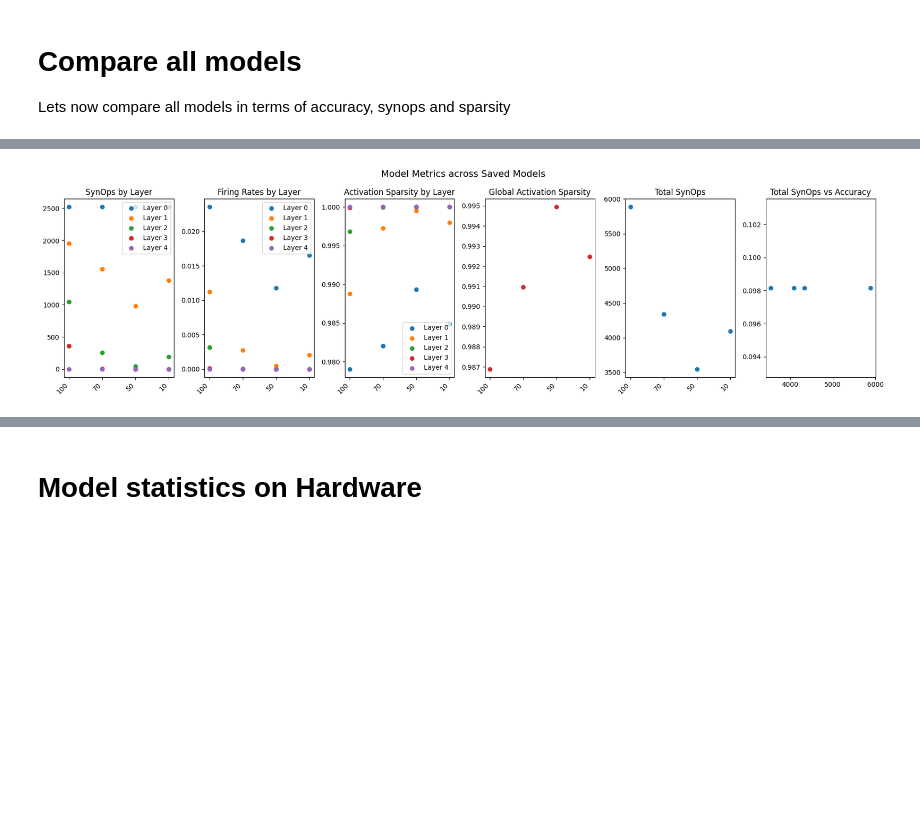
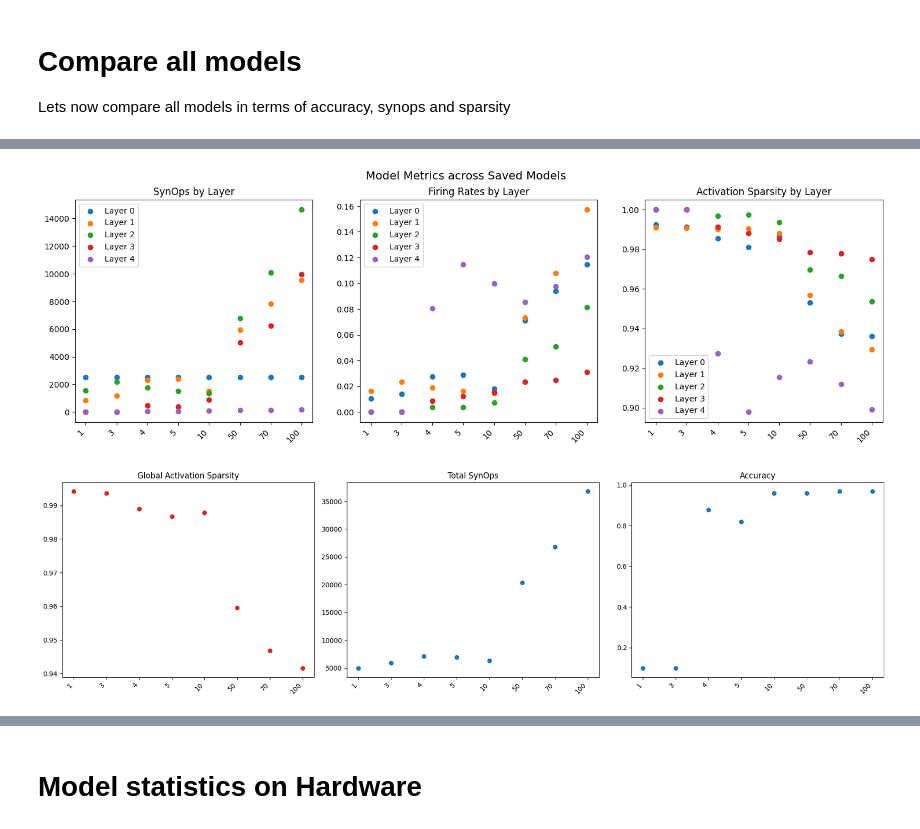
Before and after one commit to neuromorphic-polito/inNuCE_BRANDY-2025, a Jupyter notebook: SNN_sinabs_training.ipynb, the cells around one changed output, grey strips where cells are left out. Cells and saved outputs as stored; diff of their text form; code cells hidden in the pictures; blank space fills up the shorter version.

```diff
--- a/SNN_sinabs_training.ipynb
+++ b/SNN_sinabs_training.ipynb
@@ -477,0 +519,5 @@ Final loss: 2.3026
+# %%
+syn_to_keep = 0.01
+target_synops = int(max_synops*syn_to_keep)
+name = str(int(syn_to_keep*100))
+all_results[name] = train_and_evaluate(lr, batch_size, epochs, name, target_synops=target_synops)
@@ -496,3 +546,15 @@ for path in os.listdir("./saved_models/"):
+# %%
+import json
+import os
+
+os.makedirs('saved_models', exist_ok=True)
+with open('saved_models/all_results.json', 'w') as f:
+    json.dump(all_results, f, indent=4)
+# %%
+import json
+
+with open('saved_models/all_results.json', 'r') as f:
+    all_results = json.load(f)
 # %%
 import numpy as np
 import pandas as pd
@@ -501,6 +563,8 @@ import matplotlib.pyplot as plt
 # Convert to DataFrame
 df = pd.DataFrame(all_results)
 df = df.T.reset_index().rename(columns={'index': 'model'})
+df['model'] = df['model'].apply(int)
+df.sort_values("model", inplace=True)
 
 display(df)
 # %% [output]
@@ -512,7 +580,7 @@ display(df)
 # %%
 
 # Plot
-fig, axs = plt.subplots(1, 6, figsize=(18, 5))
+fig, axs = plt.subplots(1, 3, figsize=(18, 5))
 fig.suptitle("Model Metrics across Saved Models", fontsize=14)
 
 x_positions = np.arange(len(df["model"]))  # numeric positions for scatter
@@ -522,45 +590,53 @@ x_labels = df["model"]
 for i, layer in enumerate(np.stack(df['synops_per_layer'].to_numpy()).T):
     axs[0].scatter(x_positions, layer, label=f"Layer {i}")
 axs[0].set_title("SynOps by Layer")
 axs[0].set_xticks(x_positions)
 axs[0].set_xticklabels(x_labels, rotation=45, ha='right')
 axs[0].legend()
 
 # Scatter Firing Rate by Layer
 for i, layer in enumerate(np.stack(df['fire_rate_per_layer'].to_numpy()).T):
     axs[1].scatter(x_positions, layer, label=f"Layer {i}")
 axs[1].set_title("Firing Rates by Layer")
 axs[1].set_xticks(x_positions)
 axs[1].set_xticklabels(x_labels, rotation=45, ha='right')
 axs[1].legend()
 
 # Scatter Activation Sparsity by Layer
 for i, layer in enumerate(np.stack(df['act_sparsity_per_layer'].to_numpy()).T):
     axs[2].scatter(x_positions, layer, label=f"Layer {i}")
 axs[2].set_title("Activation Sparsity by Layer")
 axs[2].set_xticks(x_positions)
 axs[2].set_xticklabels(x_labels, rotation=45, ha='right')
 axs[2].legend()
 
+
+fig, axs = plt.subplots(1, 3, figsize=(18, 5))
+
+x_positions = np.arange(len(df["model"]))  # numeric positions for scatter
+x_labels = df["model"]
+
 # Scatter Global Activation Sparsity
-axs[3].scatter(x_positions, df['total_act_sparsity'], color='tab:red')
-axs[3].set_title("Global Activation Sparsity")
-axs[3].set_xticks(x_positions)
-axs[3].set_xticklabels(x_labels, rotation=45, ha='right')
+axs[0].scatter(x_positions, df['total_act_sparsity'], color='tab:red')
+axs[0].set_title("Global Activation Sparsity")
+axs[0].set_xticks(x_positions)
+axs[0].set_xticklabels(x_labels, rotation=45, ha='right')
 
 # Scatter total SynOps
-axs[4].scatter(x_positions, df['total_synops'], color='tab:blue')
-axs[4].set_title("Total SynOps")
-axs[4].set_xticks(x_positions)
-axs[4].set_xticklabels(x_labels, rotation=45, ha='right')
+axs[1].scatter(x_positions, df['total_synops'], color='tab:blue')
+axs[1].set_title("Total SynOps")
+axs[1].set_xticks(x_positions)
+axs[1].set_xticklabels(x_labels, rotation=45, ha='right')
 
-# Scatter total SynOps
-axs[5].scatter(df['total_synops'], df['accuracy'], color='tab:blue')
-axs[5].set_title("Total SynOps vs Accuracy")
-
+# Scatter accuracy
+axs[2].scatter(x_positions, df['accuracy'], color='tab:blue', )
+axs[2].set_title("Accuracy")
+axs[2].set_xticks(x_positions)
+axs[2].set_xticklabels(x_labels, rotation=45, ha='right')
 plt.tight_layout()
 plt.show()
 # %% [output]
-[figure, old version]
+[figure, new version]
+[figure, added]
 # %% [markdown]
 # Model deployment on Speck
```
Also changed, not shown: parts of 29 cells of this notebook, 21 other files.
